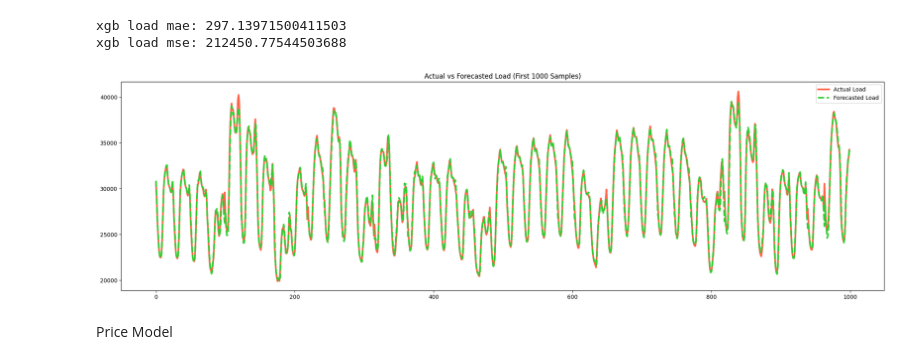
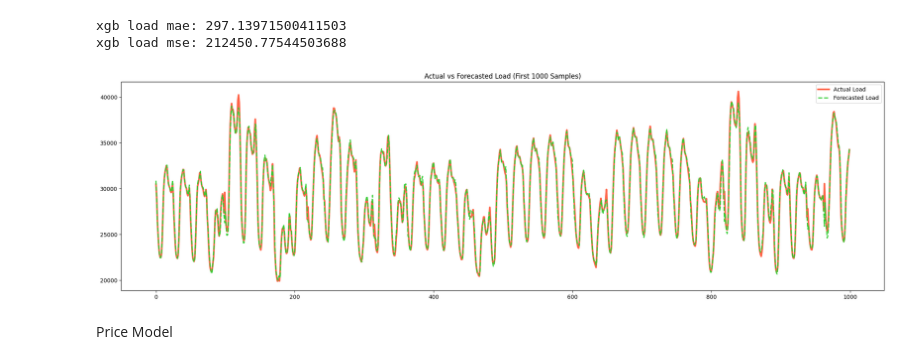
Before and after one commit to Jackson00Han/Time-Series-Training, a Jupyter notebook: Copy_of_multivariate_time_series.ipynb, the cells around one changed output. Saved outputs shown, nothing was run; the diff lists cells and outputs as text; code cells hidden in the pictures.

```diff
--- a/Copy_of_multivariate_time_series.ipynb
+++ b/Copy_of_multivariate_time_series.ipynb
@@ -1171,13 +1171,13 @@ xgb load mse: 212450.77544503688
 # %%
 fig, ax = plt.subplots(figsize=(20,6))
 ax.plot(xgb_valid_load[:1000], c='Tomato', label='Actual Load', linestyle='-', linewidth=3)
-ax.plot(xgb_valid_load_prediction[:1000], c='LimeGreen', label='Forecasted Load', linestyle='--', linewidth=3)
+ax.plot(xgb_valid_load_prediction[:1000], c='LimeGreen', label='Forecasted Load', linestyle='--', linewidth=2)
 ax.set_title('Actual vs Forecasted Load (First 1000 Samples)')
 plt.legend()
 plt.tight_layout()
 plt.show()
 # %% [output]
-[figure, old version]
+[figure, new version]
 # %% [markdown]
 Price Model
 # %%
```
Also changed, not shown: parts of 25 cells of this notebook.
